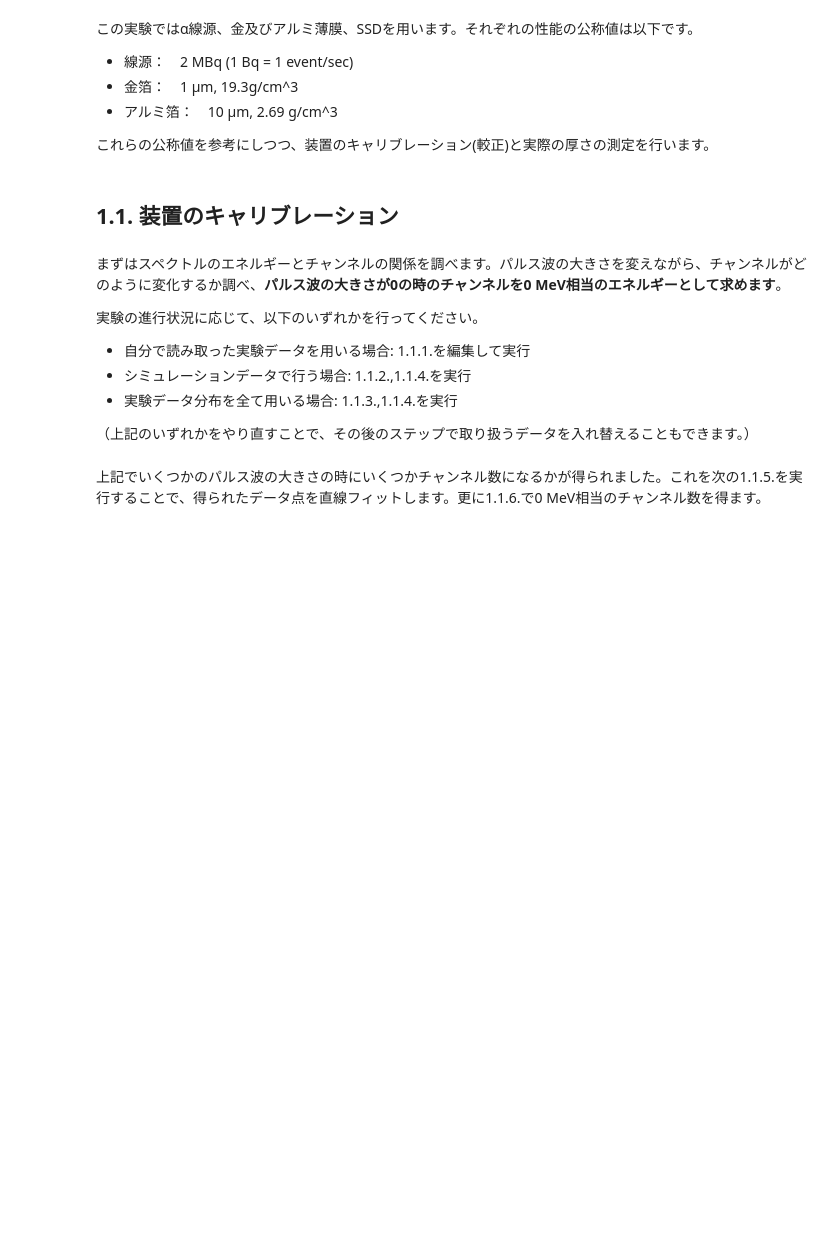
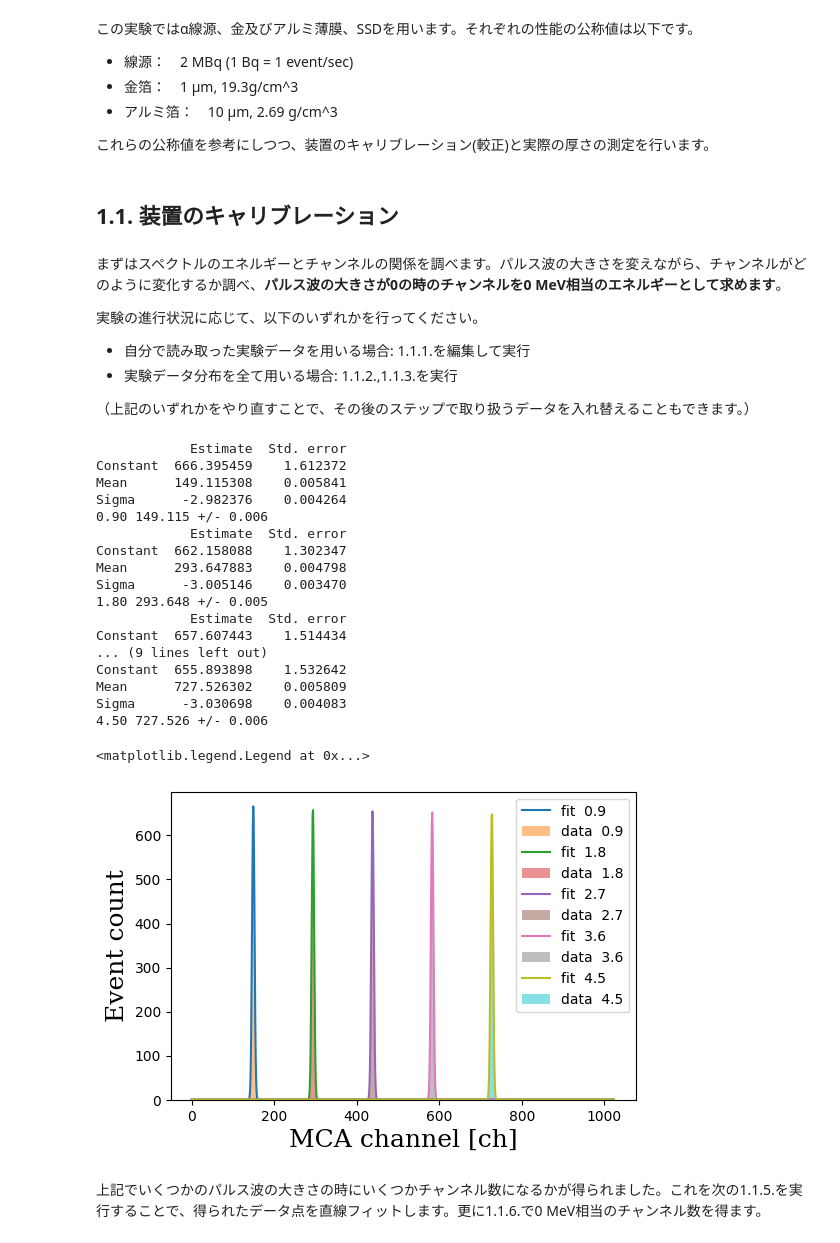
Before and after one commit to ktodome/b3exp, a Jupyter notebook: notebooks/alpha_ray_day1.ipynb, the cells around one changed output. Cells and saved outputs as stored; diff of their text form; code cells hidden in the pictures; blank space fills up the shorter version.

```diff
--- a/notebooks/alpha_ray_day1.ipynb
+++ b/notebooks/alpha_ray_day1.ipynb
@@ -60,8 +107,7 @@ drive.mount('/content/drive')
 
 実験の進行状況に応じて、以下のいずれかを行ってください。
 *   自分で読み取った実験データを用いる場合: 1.1.1.を編集して実行
-*   シミュレーションデータで行う場合: 1.1.2.,1.1.4.を実行
-*   実験データ分布を全て用いる場合: 1.1.3.,1.1.4.を実行
+*   実験データ分布を全て用いる場合: 1.1.2.,1.1.3.を実行
 
 （上記のいずれかをやり直すことで、その後のステップで取り扱うデータを入れ替えることもできます。）
 # %%
@@ -120,40 +121,76 @@ print('check2:',pulsar,pulsar.size,means)
+# %%
+# @title 1.1.2. キャリブレーション用測定データ解析
+#パルス波ファイル、ファイル名と測定波高を任意の回数入れる
+pulse_file_list=[]
+pulse_file_list.append(['pulse2p4.csv',2.4])
+pulse_file_list.append(['pulse2p2.csv',2.2])
+pulse_file_list.append(['pulse2p0.csv',2.0])
+pulse_file_list.append(['pulse1p8.csv',1.8])
+pulse_file_list.append(['pulse1p6.csv',1.6])
+pulse_file_list.append(['pulse1p4.csv',1.4])
+
+pulse_list=np.empty((0,1024),int)
+hight=[]
+for file_i in pulse_file_list:#入力したデータ数分繰り返し
+    y=np.genfromtxt(basePath+file_i[0], skip_footer=6)#1ヒストグラム取り出し
+    y=[y]
+    pulse_list=np.append(pulse_list,y,axis=0)
+    hight=np.append(hight,file_i[1])
 # %%
-# @title 1.1.4. キャリブレーション用ガウシアンフィッティング
+# @title 1.1.3. キャリブレーション用ガウシアンフィッティング
 
-#ガウス分布を仮定して中心チャンネルを抽出するフィッティング。1.1.2,1.1.3で入力した分布に対してフィットが行われる。
-scaling_ch=713.91#うまく合わせるトリック
 #1.1.5のプロット用変数を定義
 ch = []
 dch = []
-E = []
+
+pulses=np.zeros(1024)
+dA=10
 
 #プロット下地を作成
 fig = plt.figure(figsize=(6, 4))
 ax = fig.add_subplot(111)
-x=np.arange(1,1025)#プロットするx軸のbinを設定
-_ = ax.hist(x, bins=1024, weights=pulsar, range=(0, 1024), alpha=0.5, label='data')#全データのヒストグラムを作成
+x=np.arange(0,1024)#プロットするx軸のbinを設定
 plt.xlabel('MCA channel [ch]', fontsize=18, fontfamily='serif')#x軸の名前
 plt.ylabel('Event count', fontsize=18, fontfamily='serif')#y軸の名前
-
-for mean,pulsar_i in zip(means,pulsar_list):#入力したデータ数分繰り返し
-    E=np.append(E,mean/scaling_ch*4.5)#うまく合わせるトリック
-    y=pulsar_i#1ヒストグラム取り出し
+for hight_i,pulse_i in zip(hight,pulse_list):#入力したデータ数分繰り返し
+    y=pulse_i
     dy=np.where(y > 0, np.sqrt(y), 1.0)#誤差は統計誤差の√nのみ,nが0なら0
-    par_gaus, cov_gaus = curve_fit(sig, x, y, p0=(100, mean, dA),sigma=dy)#適切な初期値を与えてフィッティング
+    par_gaus, cov_gaus = curve_fit(sig, x, y, p0=(np.max(y), np.argmax(y), dA),sigma=dy)#適切な初期値を与えてフィッティング
     perr_gaus = np.sqrt(np.diag(cov_gaus))#分散共分散行列の対角成分取り出し=分散の取り出し
     #テキスト出力用成型
     mat = np.vstack((par_gaus,perr_gaus)).T
     df = pd.DataFrame(mat,index=("Constant", "Mean", "Sigma"), columns=("Estimate", "Std. error"))
     #テキスト出力
-    print(mean,df)
+    print(df)
     #結果を記録
     ch=np.append(ch,float(par_gaus[1]))
     dch=np.append(dch,float(perr_gaus[1]))
-    print("{:3.2f} {:.3f} +/- {:.3f}".format(E[-1],ch[-1],dch[-1]))
+    print("{:3.2f} {:.3f} +/- {:.3f}".format(hight_i,ch[-1],dch[-1]))
     #フィット結果のプロットを追加
     y = sig(x, *par_gaus)
-    _ = ax.plot(x, y, '-', label='fit{:5.1f}'.format(mean))
+    _ = ax.plot(x, y, '-', label='fit{:5.1f}'.format(hight_i))
+    _ = ax.hist(x, bins=1024, weights=y, range=(0, 1025), alpha=0.5, label='data{:5.1f}'.format(hight_i))
 plt.legend(loc='upper right')#凡例表示
+# %% [output]
+            Estimate  Std. error
+Constant  666.395459    1.612372
+Mean      149.115308    0.005841
+Sigma      -2.982376    0.004264
+0.90 149.115 +/- 0.006
+            Estimate  Std. error
+Constant  662.158088    1.302347
+Mean      293.647883    0.004798
+Sigma      -3.005146    0.003470
+1.80 293.648 +/- 0.005
+            Estimate  Std. error
+Constant  657.607443    1.514434
+... (9 lines left out)
+Constant  655.893898    1.532642
+Mean      727.526302    0.005809
+Sigma      -3.030698    0.004083
+4.50 727.526 +/- 0.006
+<matplotlib.legend.Legend at 0x...>
+[figure, added]
 # %% [markdown]
 上記でいくつかのパルス波の大きさの時にいくつかチャンネル数になるかが得られました。これを次の1.1.5.を実行することで、得られたデータ点を直線フィットします。更に1.1.6.で0 MeV相当のチャンネル数を得ます。
 # %%
```
Also changed, not shown: parts of 31 cells of this notebook, 1 other file.
